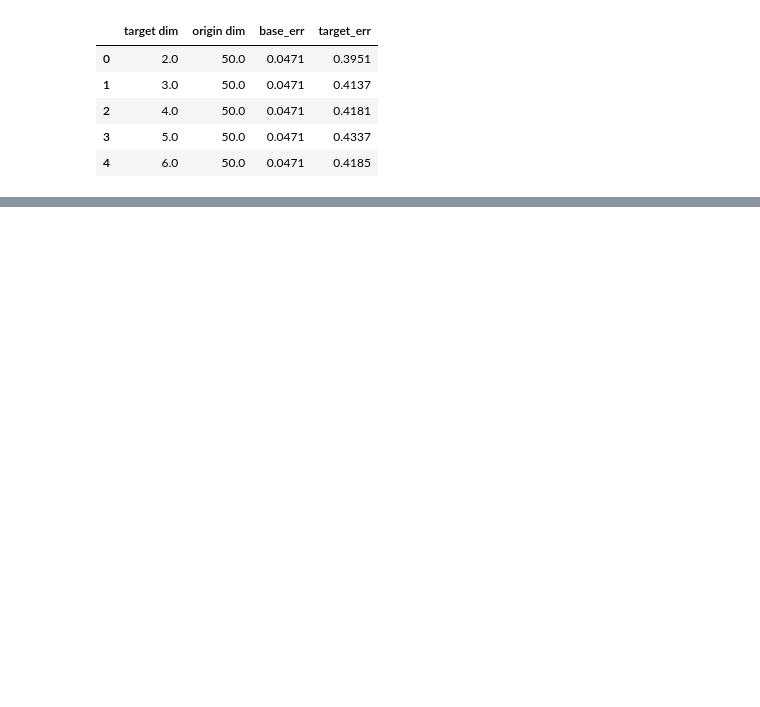
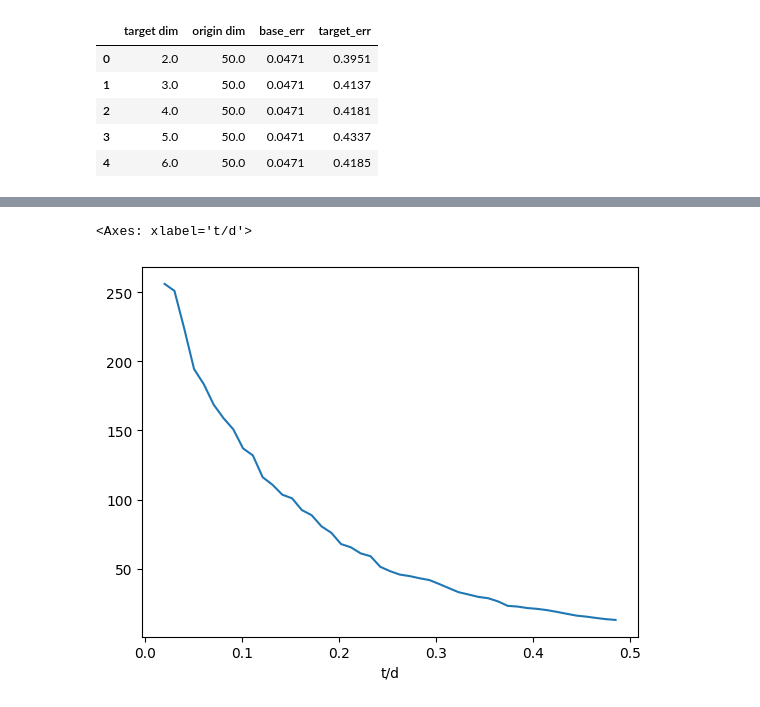
Before and after one commit to Daniel-Ros/masters, a Jupyter notebook: analysis.ipynb, the cells around one changed output, grey strips where cells are left out. Saved outputs shown, nothing was run; the diff lists cells and outputs as text; code cells hidden in the pictures; blank space fills up the shorter version.

```diff
--- a/analysis.ipynb
+++ b/analysis.ipynb
@@ -46,0 +55,9 @@ df.groupby(["t/d"]).mean()["target_err"].plot()
+# %%
+df_mean = df.groupby(["t/d"]).mean()
+# %%
+df_mean["err_ratio"] = df_mean["target_err"] / df_mean["base_err"]
+# %%
+df_mean["err_ratio"].plot()
+# %% [output]
+<Axes: xlabel='t/d'>
+[figure, added]
```
Also changed, not shown: parts of 8 cells of this notebook, 8 other files.
